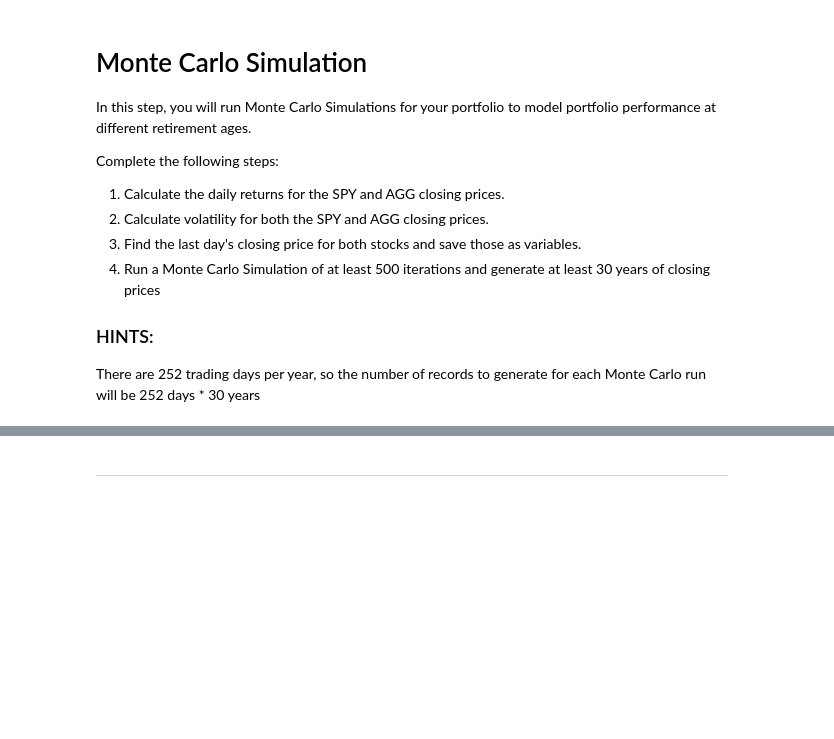
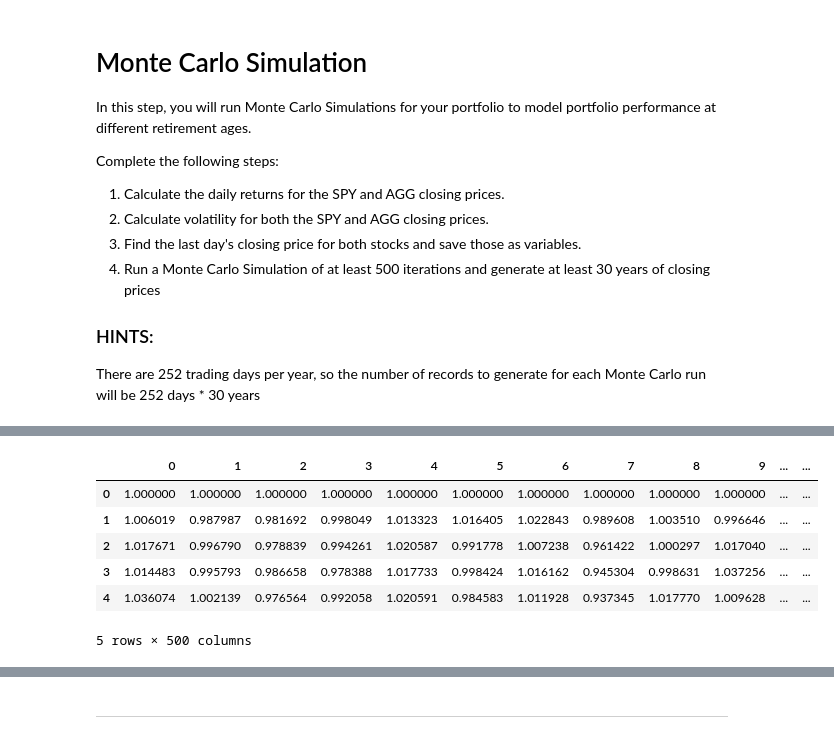
Before and after one commit to rach-solo/APIs-Homework, a Jupyter notebook: portfolio_planner-homework.ipynb, the cells around one changed output, grey strips where cells are left out. Saved outputs shown, nothing was run; the diff lists cells and outputs as text; code cells hidden in the pictures; blank space fills up the shorter version.

```diff
--- a/portfolio_planner-homework.ipynb
+++ b/portfolio_planner-homework.ipynb
@@ -84,23 +110,36 @@ number_simulations = 500
 number_records = 252 * 30
 monte_carlo = pd.DataFrame()
 weights = [0.60, 0.40]
+simulated_cumulative_returns = pd.DataFrame()
 # %%
 # Run the Monte Carlo Simulation
 for x in range(number_simulations):
+
+    simulated_spy_prices = [spy_last_price]
+    simulated_agg_prices = [agg_last_price]
+
     for i in range(number_records):
         simulated_spy_price = simulated_spy_prices[-1] * (1 + np.random.normal(spy_avg_daily_return, spy_std_dev_daily_return))
         simulated_agg_price = simulated_agg_prices[-1] * (1 + np.random.normal(agg_avg_daily_return, agg_std_dev_daily_return))
 
         simulated_spy_prices.append(simulated_spy_price)
         simulated_agg_prices.append(simulated_agg_price)
 
-    monte_carlo["SPY Prices"] = simulated_spy_prices
-    monte_carlo["AGG Prices"] = simulated_agg_prices
+    monte_carlo["SPY Prices"] = pd.Series(simulated_spy_prices)
+    monte_carlo["AGG Prices"] = pd.Series(simulated_agg_prices)
 
     simulated_daily_returns = monte_carlo.pct_change()
 
-    portfolio_cumulative_returns = simulated_cumulative_returns.dot(weights)
+    portfolio_cumulative_returns = simulated_daily_returns.dot(weights)
 
-    simulated_cumulative_returns[x] = (1 + simulated_daily_returns.fillna(0)).cumprod()
+    simulated_cumulative_returns[x] = (1 + portfolio_cumulative_returns.fillna(0)).cumprod()
 
 simulated_cumulative_returns.head()
+# %% [output]
+|  | 0 | 1 | 2 | 3 | 4 | 5 | 6 | 7 | 8 | 9 | ... | ... |
+| 0 | 1.000000 | 1.000000 | 1.000000 | 1.000000 | 1.000000 | 1.000000 | 1.000000 | 1.000000 | 1.000000 | 1.000000 | ... | ... |
+| 1 | 1.006019 | 0.987987 | 0.981692 | 0.998049 | 1.013323 | 1.016405 | 1.022843 | 0.989608 | 1.003510 | 0.996646 | ... | ... |
+| 2 | 1.017671 | 0.996790 | 0.978839 | 0.994261 | 1.020587 | 0.991778 | 1.007238 | 0.961422 | 1.000297 | 1.017040 | ... | ... |
+| 3 | 1.014483 | 0.995793 | 0.986658 | 0.978388 | 1.017733 | 0.998424 | 1.016162 | 0.945304 | 0.998631 | 1.037256 | ... | ... |
+| 4 | 1.036074 | 1.002139 | 0.976564 | 0.992058 | 1.020591 | 0.984583 | 1.011928 | 0.937345 | 1.017770 | 1.009628 | ... | ... |
+5 rows × 500 columns
```
Also changed, not shown: parts of 20 cells of this notebook, 1 other file.
